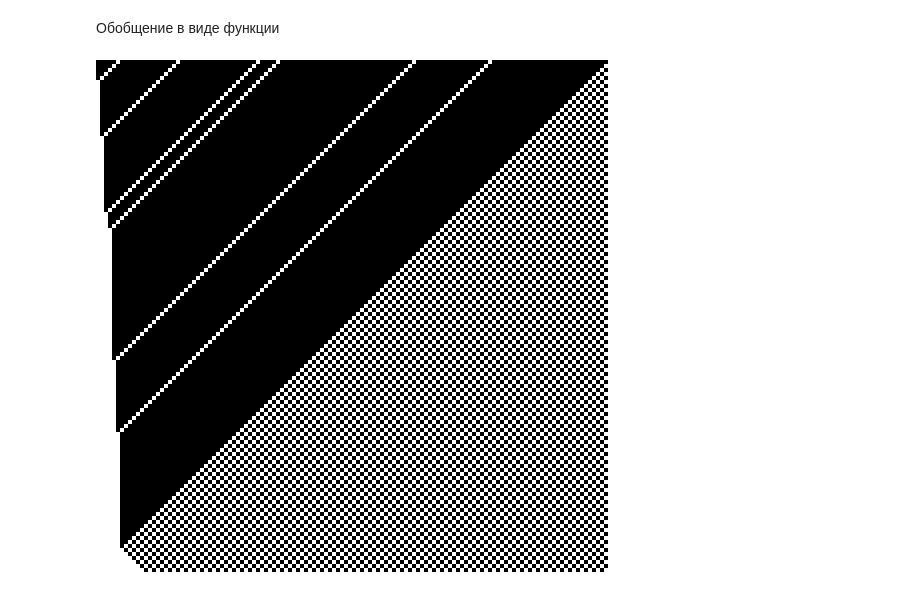
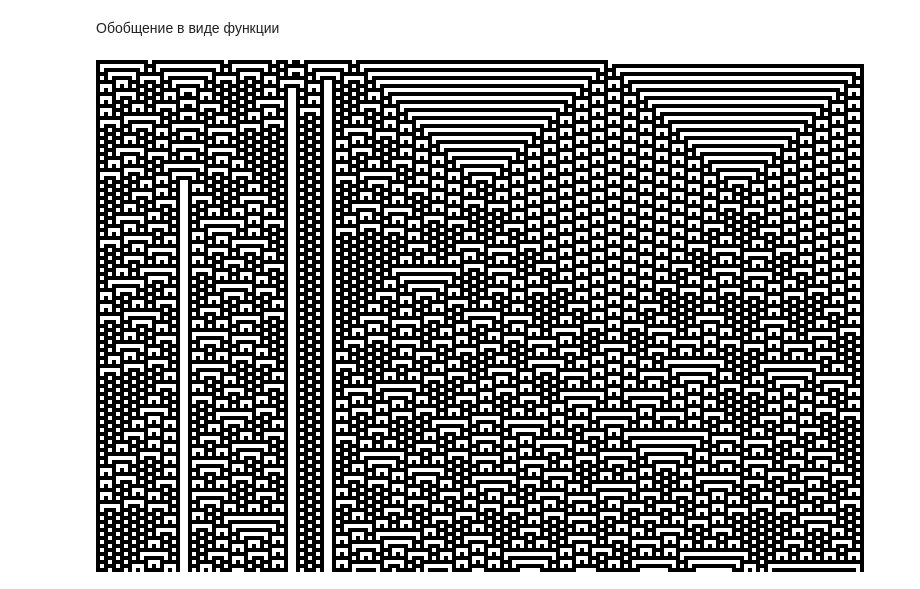
Before and after one commit to Vad1mChK/LabsSystemTheory, a Jupyter notebook: lab6/lab6.ipynb, the cells around one changed output. Cells and saved outputs as stored; diff of their text form; code cells hidden in the pictures.

```diff
--- a/lab6/lab6.ipynb
+++ b/lab6/lab6.ipynb
@@ -232,11 +232,11 @@ def generate_ca(
     return img
 # %%
 generate_ca(
-    width = 128,
+    width = 192,
     height = 128,
     colored_pixel_indices = [i for i in range(128) if random.random() < .95],
-    wolfram_code = 184,
+    wolfram_code = 109,
     display_scale = 4
 )
 # %% [output]
-[figure, old version]
+[figure, new version]
```
